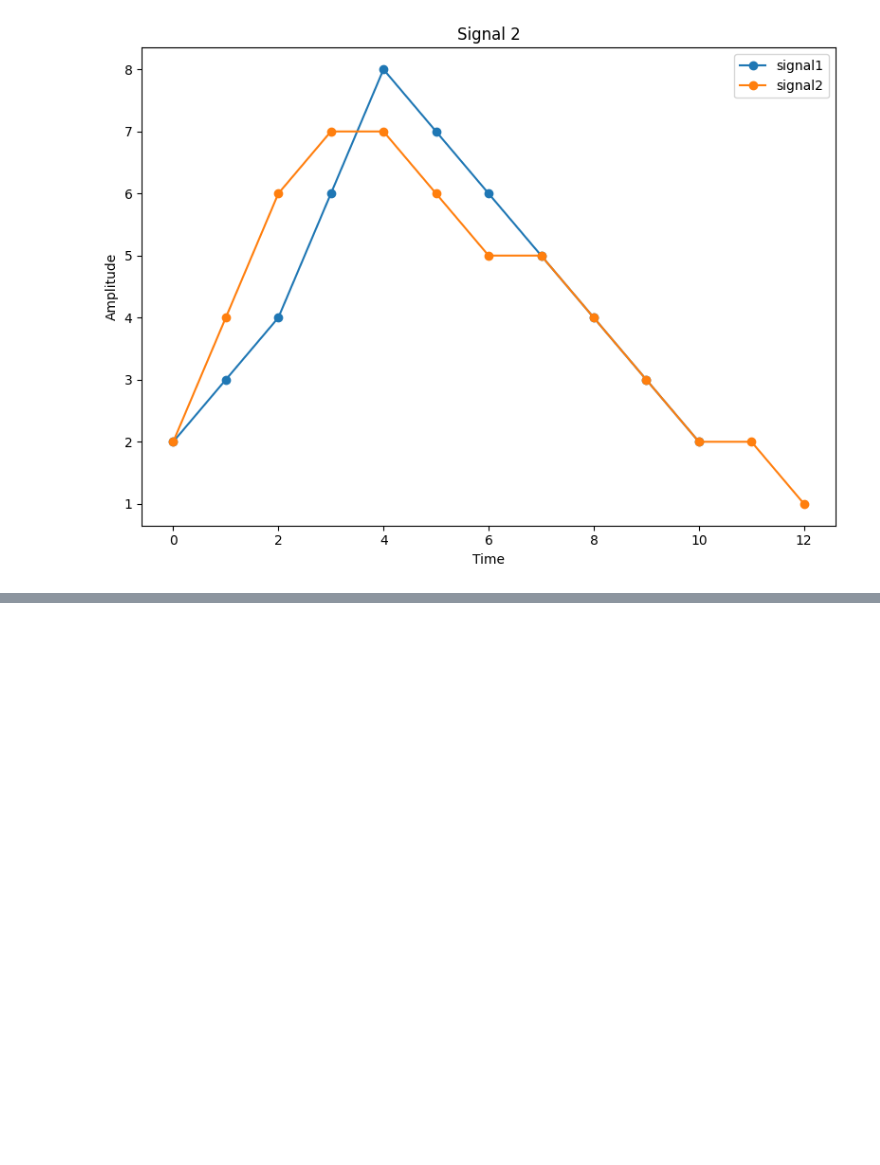
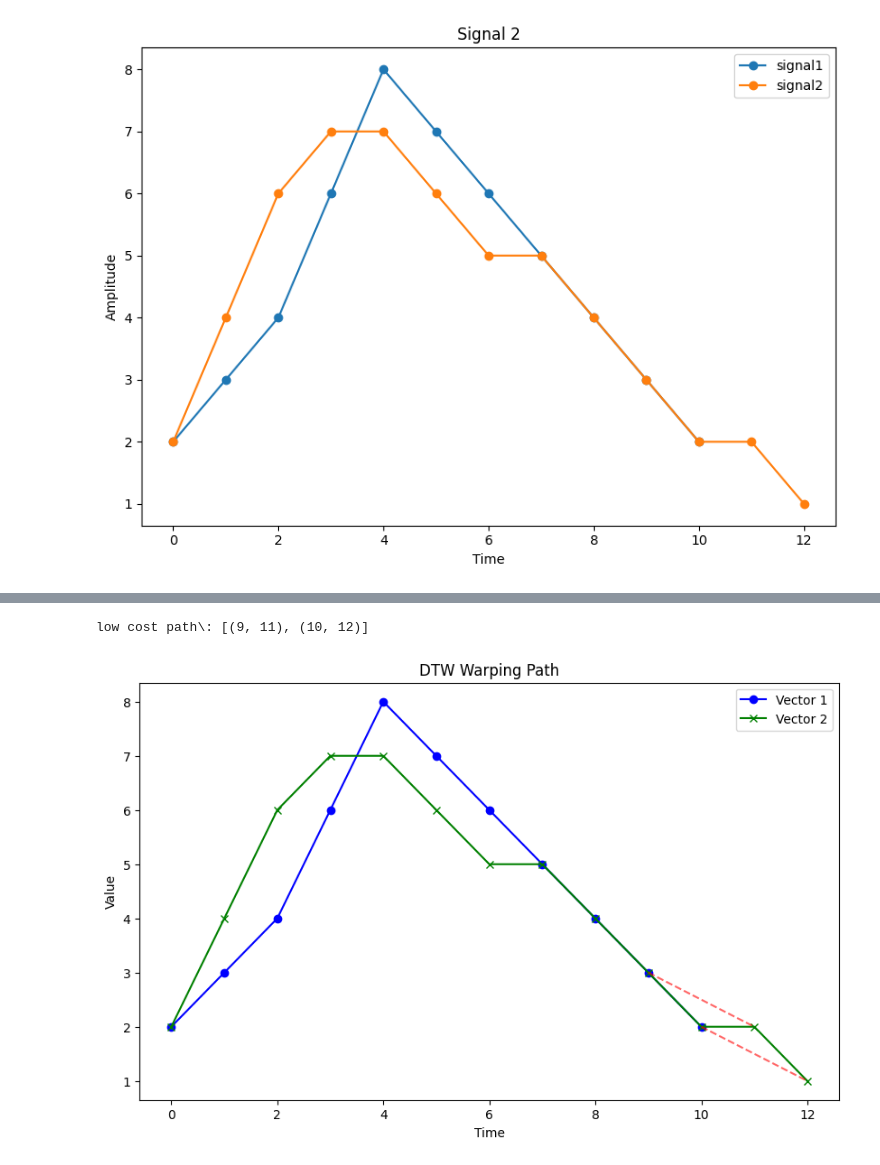
Before and after one commit to joshIsac/SpeechRecognition-, a Jupyter notebook: 2348523_Lab5 and 6 _time Alignment and Normalization.ipynb, the cells around one changed output, grey strips where cells are left out. Saved outputs shown, nothing was run; the diff lists cells and outputs as text; code cells hidden in the pictures; blank space fills up the shorter version.

Commit message:
commited using VS CODE
updated the warping path and the optimal distance  for the higher similarity of vectors

```diff
--- a/2348523_Lab5 and 6 _time Alignment and Normalization.ipynb
+++ b/2348523_Lab5 and 6 _time Alignment and Normalization.ipynb
@@ -167,0 +226,52 @@ plt.show()
+# %%
+def DTW_tracer(total_cost_matrix):
+    row,col=total_cost_matrix.shape
+    i,j=row-1,col-1
+    path=[(i,j)]
+
+    #tracing from (0,0) to row,col of top right
+    while i>0 and j>0:
+        if i==0:
+            j-=1
+        elif j==0:
+            i-=1
+        else:
+            min_val=np.argmin([total_cost_matrix[i-1,j],total_cost_matrix[i,j-1],total_cost_matrix[i-1,j-1]])
+            if min_val==0:
+                i-=1
+            elif min_val==1:
+                j-=1
+            else:
+                i-=1
+                j-=1
+            path.append((i,j))
+            return path[::-1]
+# %%
+#low cost path
+low_cost_path=DTW_tracer(total_cost_matrix)
+print("low cost path\:",low_cost_path)
+# %% [output]
+low cost path\: [(9, 11), (10, 12)]
+# %%
+#calculation of DTW distance
+Vector1=np.array([2, 3, 4, 6, 8, 7, 6, 5, 4, 3, 2])
+Vector2=np.array([2, 4, 6, 7, 7, 6, 5, 5, 4, 3, 2, 2, 1])
+warping_path=DTW_tracer(total_cost_matrix)
+dtw_distance = total_cost_matrix[len(Vector1) - 1, len(Vector2) - 1]
+# %%
+# Visualizing the warping path
+plt.figure(figsize=(10, 6))
+plt.plot(Vector1, label='Vector 1', color='blue', marker='o')
+plt.plot(Vector2, label='Vector 2', color='green', marker='x')
+
+# Plot the warping path
+for (i, j) in warping_path:
+    plt.plot([i, j], [Vector1[i], Vector2[j]], color='red', linestyle='--', alpha=0.6)
+
+plt.xlabel('Time')
+plt.ylabel('Value')
+plt.title('DTW Warping Path')
+plt.legend()
+plt.show()
+# %% [output]
+[figure, added]
```
Also changed, not shown: parts of 7 cells of this notebook.
